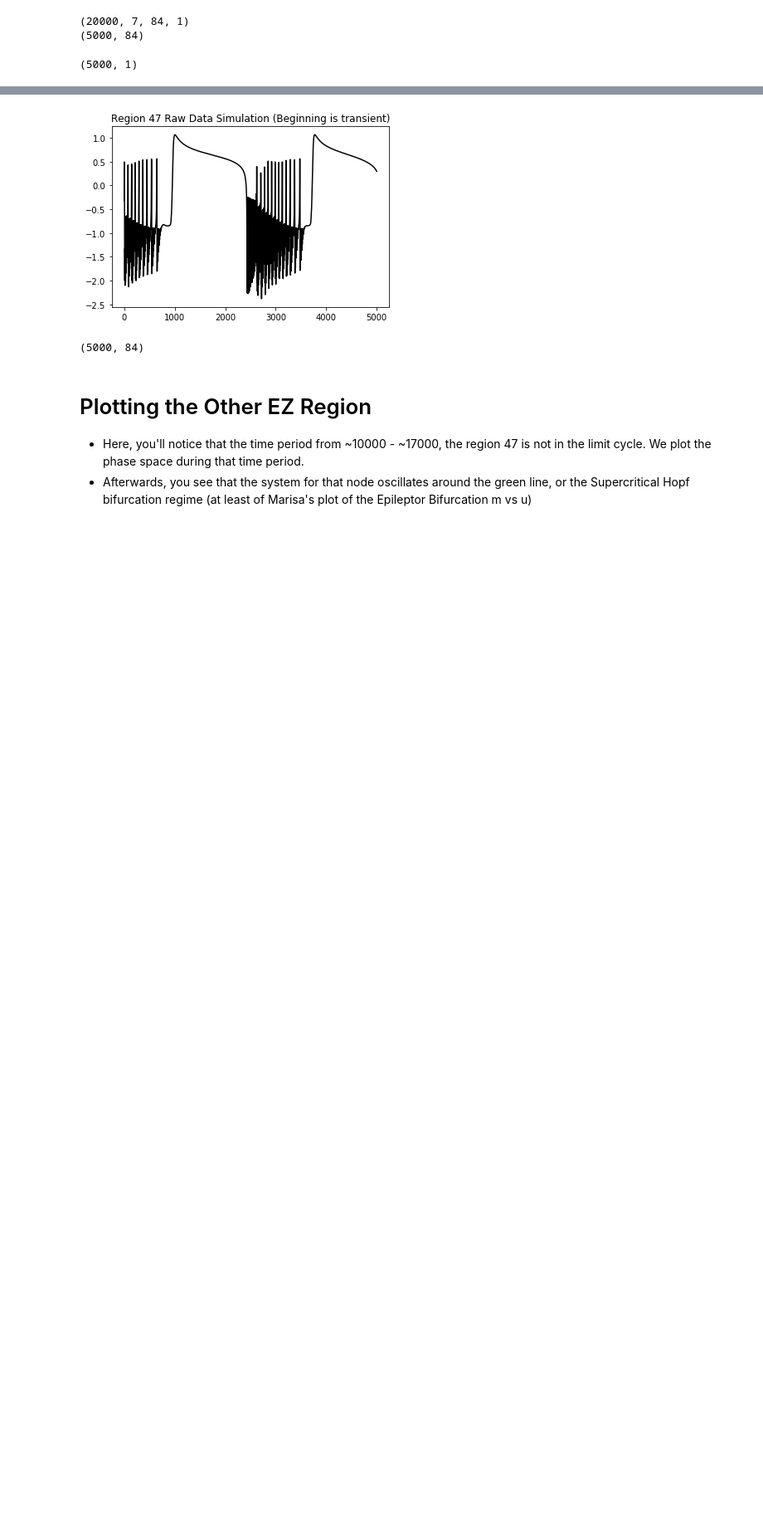
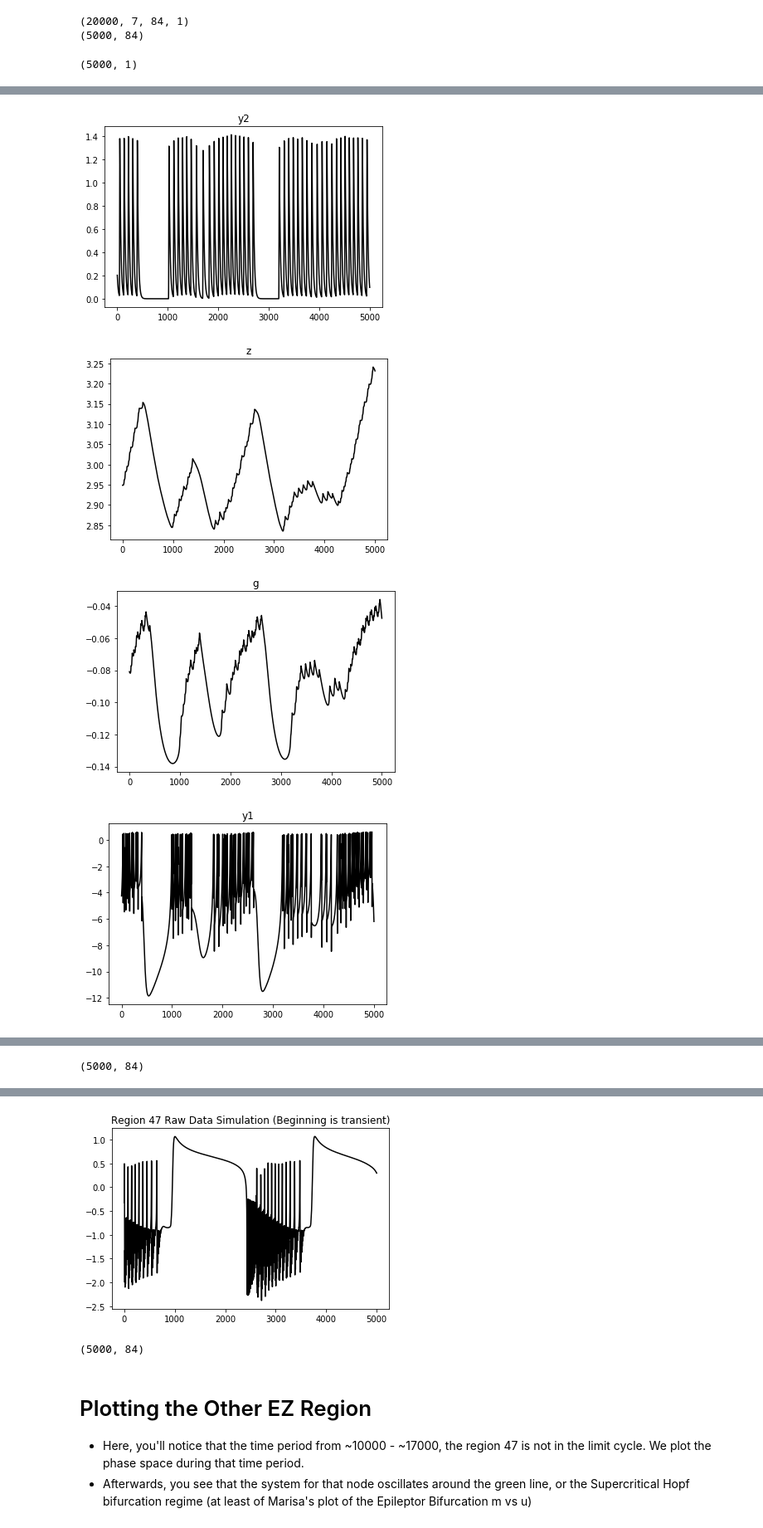
Before and after one commit to adam2392/tng_tvb, a Jupyter notebook: tvbsim/notebooks/0.1-Simulation_For_Showing_FreqAmplitude_Epileptor6D.ipynb, the cells around one changed output, grey strips where cells are left out. Shown at 83% size. Cells and saved outputs as stored; diff of their text form; code cells hidden in the pictures; blank space fills up the shorter version.

```diff
--- a/tvbsim/notebooks/0.1-Simulation_For_Showing_FreqAmplitude_Epileptor6D.ipynb
+++ b/tvbsim/notebooks/0.1-Simulation_For_Showing_FreqAmplitude_Epileptor6D.ipynb
@@ -290,0 +335,26 @@ done
+# %%
+toplot = {
+    'z': z,
+    'x1': x1,
+    'x2': x2,
+    'y1': y1,
+    'y2': y2,
+    'g': g
+}
+
+for key, var in toplot.iteritems():
+    plt.figure()
+    plt.plot(var.T[46,:], 'k')
+    axes = plt.gca()
+    plt.title(key)
+plt.show()
+
+plt.plot(epits.T[46,:], 'k')
+plt.title("Region 47 Raw Data Simulation (Beginning is transient)")
+plt.show()
+print(epits.shape)
+# %% [output]
+[figure, added]
+[figure, added]
+[figure, added]
+[figure, added]
@@ -290,0 +364 @@ done
+(5000, 84)
```
Also changed, not shown: parts of 16 cells of this notebook, 4 other files.
